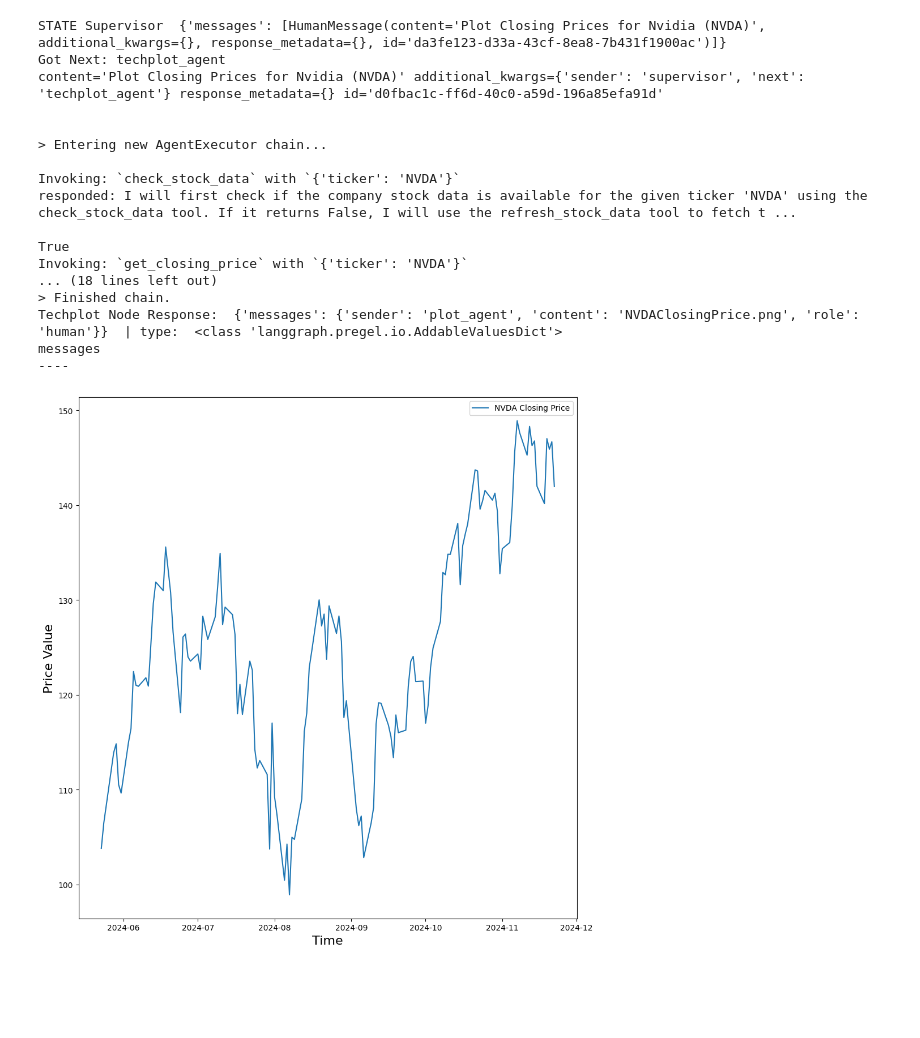
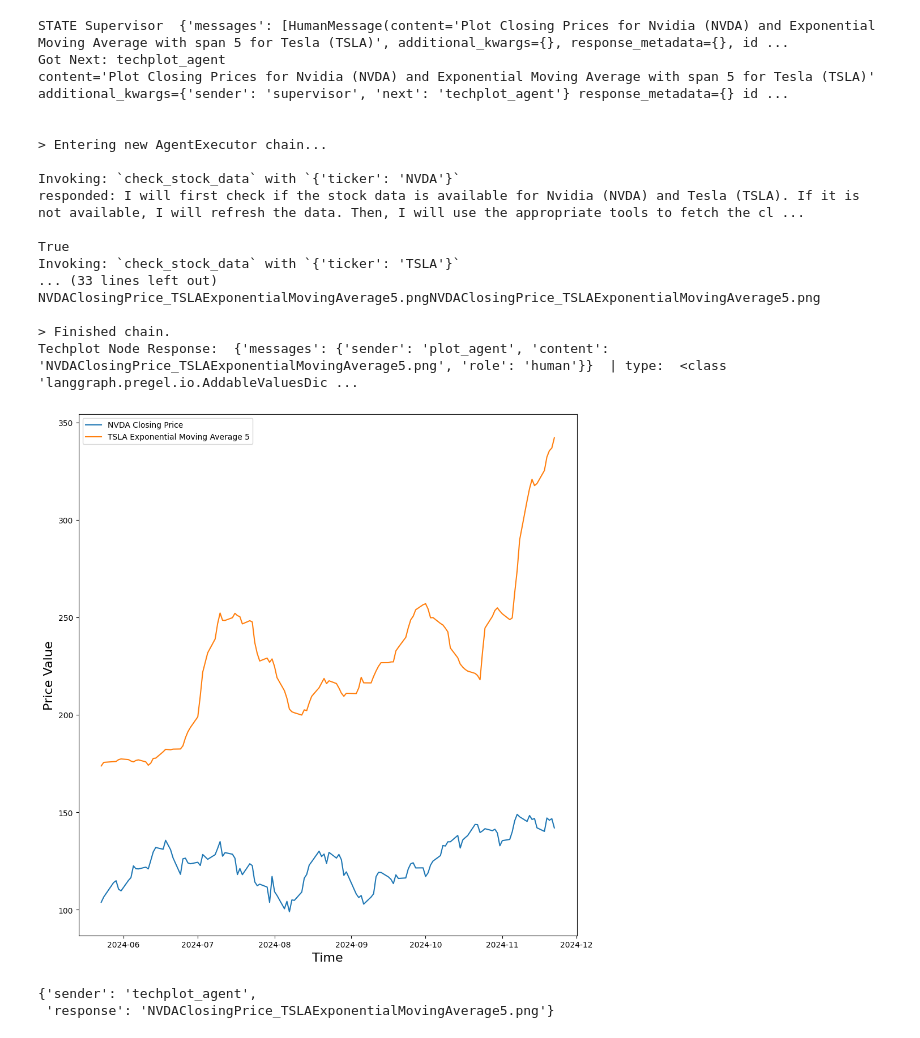
Before and after one commit to shah-deep/FinBot, a Jupyter notebook: supervisor_test.ipynb, the cells around one changed output. Cells and saved outputs as stored; diff of their text form; code cells hidden in the pictures; blank space fills up the shorter version.

Commit message:
Supervisor agent working well

```diff
--- a/supervisor_test.ipynb
+++ b/supervisor_test.ipynb
@@ -9,37 +9,36 @@ graph = supervisor_graph_builder()
 # %%
 #user_input = "What is the Net Profit Margin for Nvidia (NVDA)"
-user_input = "Plot Closing Prices for Nvidia (NVDA)"
+user_input = "Plot Closing Prices for Nvidia (NVDA) and Exponential Moving Average with span 5 for Tesla (TSLA)"
 # %%
-events = graph.invoke(
-    {
-        "messages": [
-            HumanMessage(
-                content=user_input
-            )
-        ],
-    },
-    # Maximum number of steps to take in the graph
-    {"recursion_limit": 150},
-)
-for s in events:
-    print(s)
-    print("----")
+#events = graph.invoke({"messages": [HumanMessage(content=user_input)],},)
+#for s in events:
+#    print(s)
+#    print("----")
-# %% [output]
-STATE Supervisor  {'messages': [HumanMessage(content='Plot Closing Prices for Nvidia (NVDA)', additional_kwargs={}, response_metadata={}, id='da3fe123-d33a-43cf-8ea8-7b431f1900ac')]}
-Got Next: techplot_agent
-content='Plot Closing Prices for Nvidia (NVDA)' additional_kwargs={'sender': 'supervisor', 'next': 'techplot_agent'} response_metadata={} id='d0fbac1c-ff6d-40c0-a59d-196a85efa91d'
-
-
-> Entering new AgentExecutor chain...
-
-Invoking: `check_stock_data` with `{'ticker': 'NVDA'}`
-responded: I will first check if the company stock data is available for the given ticker 'NVDA' using the check_stock_data tool. If it returns False, I will use the refresh_stock_data tool to fetch t ...
-
-True
-Invoking: `get_closing_price` with `{'ticker': 'NVDA'}`
-... (18 lines left out)
-> Finished chain.
-Techplot Node Response:  {'messages': {'sender': 'plot_agent', 'content': 'NVDAClosingPrice.png', 'role': 'human'}}  | type:  <class 'langgraph.pregel.io.AddableValuesDict'>
-messages
-----
-[figure, removed]
+# %%
+agent = create_agent()
+# %%
+response = agent.send_message(user_input)
+# %% [output]
+STATE Supervisor  {'messages': [HumanMessage(content='Plot Closing Prices for Nvidia (NVDA) and Exponential Moving Average with span 5 for Tesla (TSLA)', additional_kwargs={}, response_metadata={}, id ...
+Got Next: techplot_agent
+content='Plot Closing Prices for Nvidia (NVDA) and Exponential Moving Average with span 5 for Tesla (TSLA)' additional_kwargs={'sender': 'supervisor', 'next': 'techplot_agent'} response_metadata={} id ...
+
+
+> Entering new AgentExecutor chain...
+
+Invoking: `check_stock_data` with `{'ticker': 'NVDA'}`
+responded: I will first check if the stock data is available for Nvidia (NVDA) and Tesla (TSLA). If it is not available, I will refresh the data. Then, I will use the appropriate tools to fetch the cl ...
+
+True
+Invoking: `check_stock_data` with `{'ticker': 'TSLA'}`
+... (33 lines left out)
+NVDAClosingPrice_TSLAExponentialMovingAverage5.pngNVDAClosingPrice_TSLAExponentialMovingAverage5.png
+
+> Finished chain.
+Techplot Node Response:  {'messages': {'sender': 'plot_agent', 'content': 'NVDAClosingPrice_TSLAExponentialMovingAverage5.png', 'role': 'human'}}  | type:  <class 'langgraph.pregel.io.AddableValuesDic ...
+[figure, added]
+# %%
+response
+# %% [output]
+{'sender': 'techplot_agent',
+ 'response': 'NVDAClosingPrice_TSLAExponentialMovingAverage5.png'}
```
Also changed, not shown: parts of 4 cells of this notebook, 2 other files.
